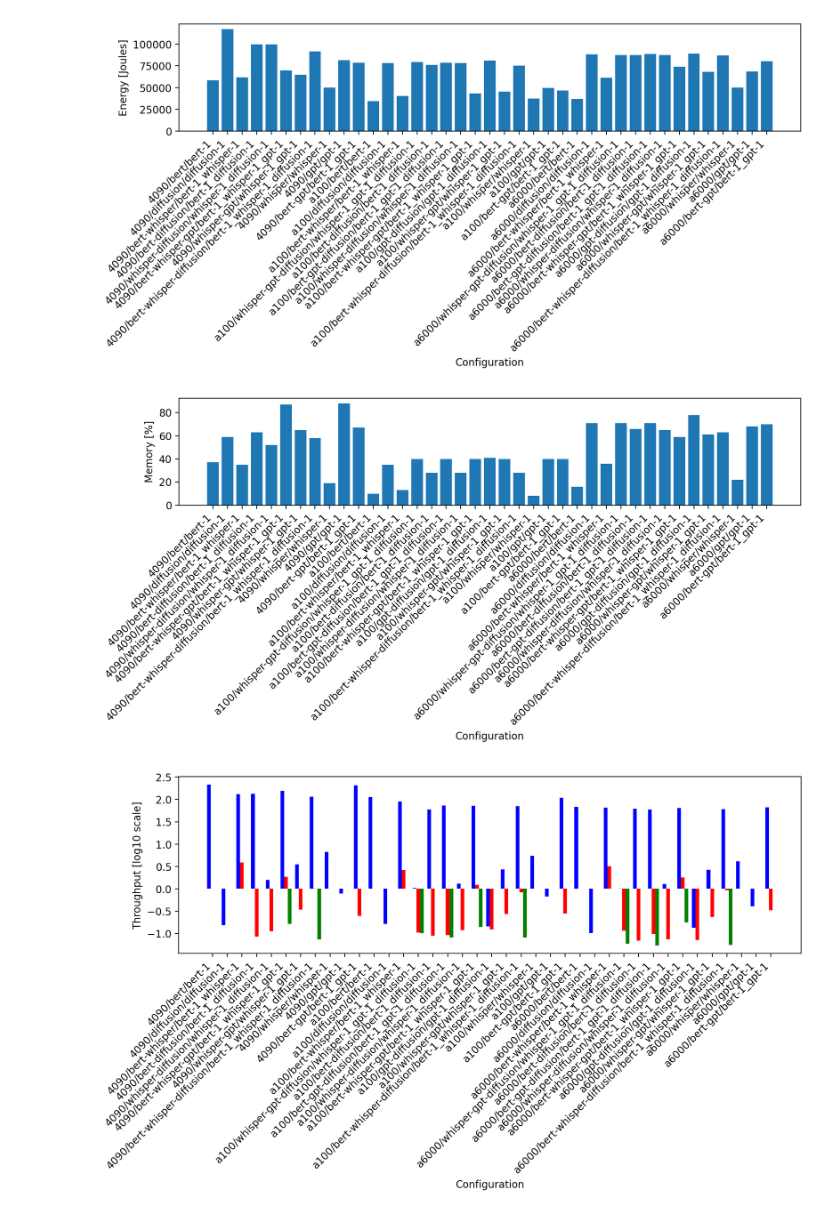
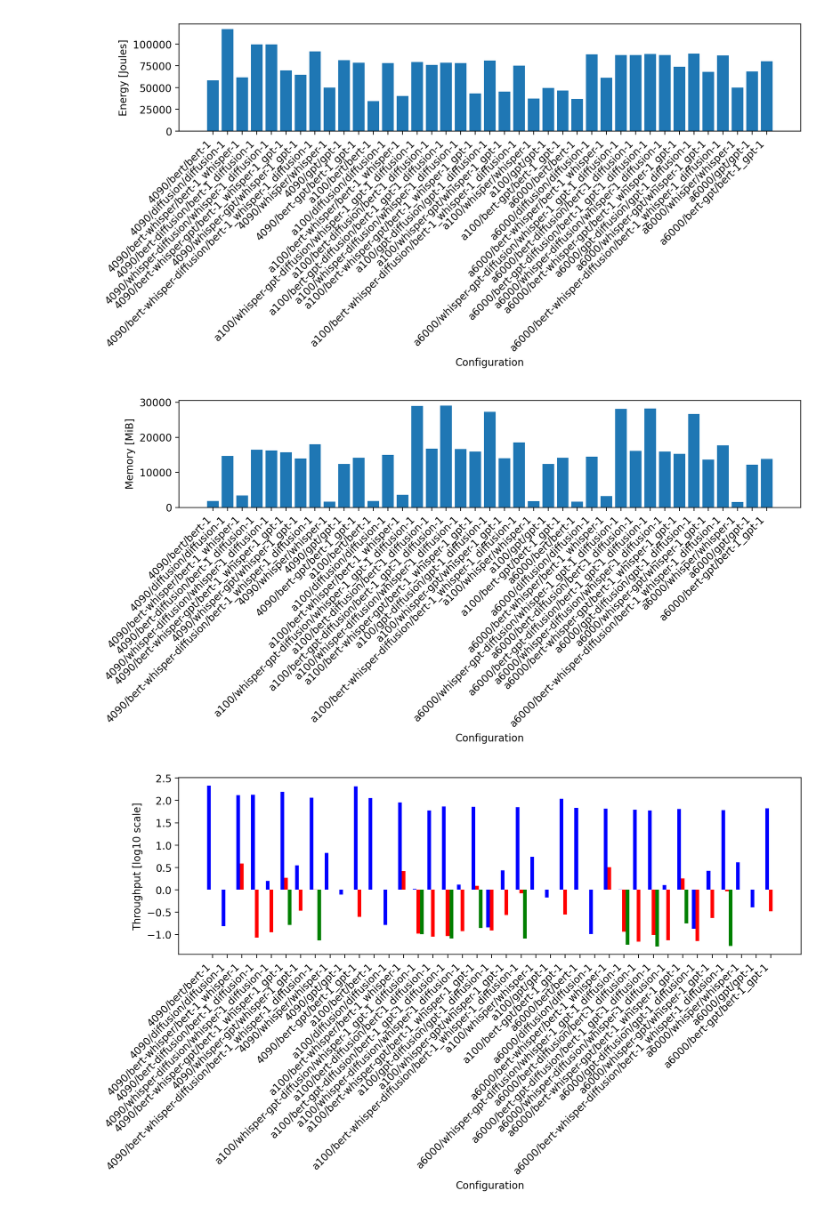
Before and after one commit to psinha25/hotcarbon-24, a Jupyter notebook: results/analysis.ipynb, the cells around one changed output. Cells and saved outputs as stored; diff of their text form; code cells hidden in the pictures.

Commit message:
memory in MiB

```diff
--- a/results/analysis.ipynb
+++ b/results/analysis.ipynb
@@ -68,7 +71,7 @@ from datasets import load_dataset
 import matplotlib.pyplot as plt
 import numpy as np
 # %%
-dataset = load_dataset("danjacobellis/gpu_sharing_v1",split='train').with_format("numpy")
+dataset = load_dataset("danjacobellis/gpu_sharing_v2",split='train').with_format("numpy")
 # %%
 fig, ax = plt.subplots(figsize=(10, 5), dpi=200)
 ax.bar(dataset['configuration'], dataset['energy'])
@@ -81,14 +84,14 @@ plt.show()
 [figure]
 # %%
 fig, ax = plt.subplots(figsize=(10, 5), dpi=200)
-ax.bar(dataset['configuration'], dataset['memory'])
-ax.set_ylabel('Memory [%]')
+ax.bar(dataset['configuration'], dataset['memory_MiB'])
+ax.set_ylabel('Memory [MiB]')
 ax.set_xlabel('Configuration')
 plt.xticks(rotation=45, ha='right')
 plt.tight_layout()
 plt.show()
 # %% [output]
-[figure, old version]
+[figure, new version]
 # %%
 fig, ax = plt.subplots(figsize=(10, 6), dpi=200)
 width = 0.25
```
Also changed, not shown: parts of 3 cells of this notebook.
